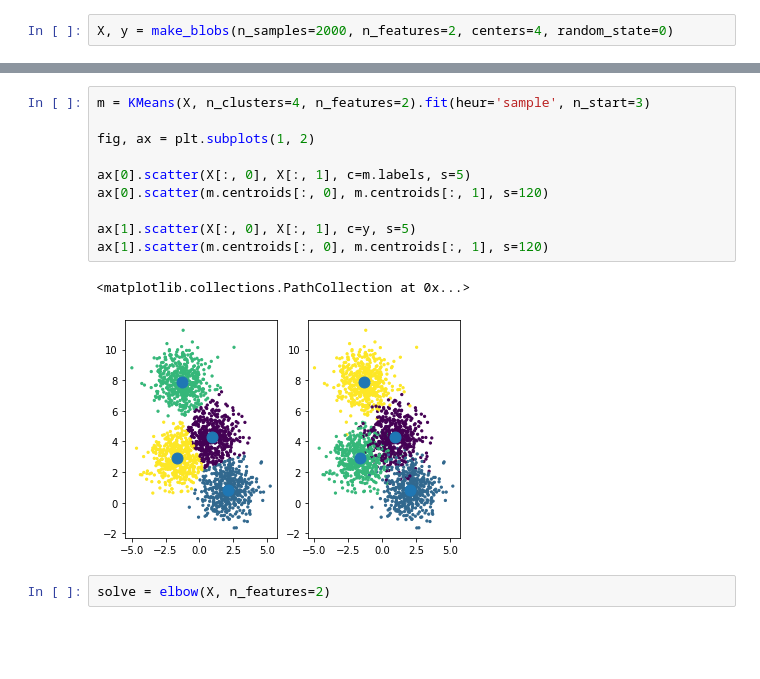
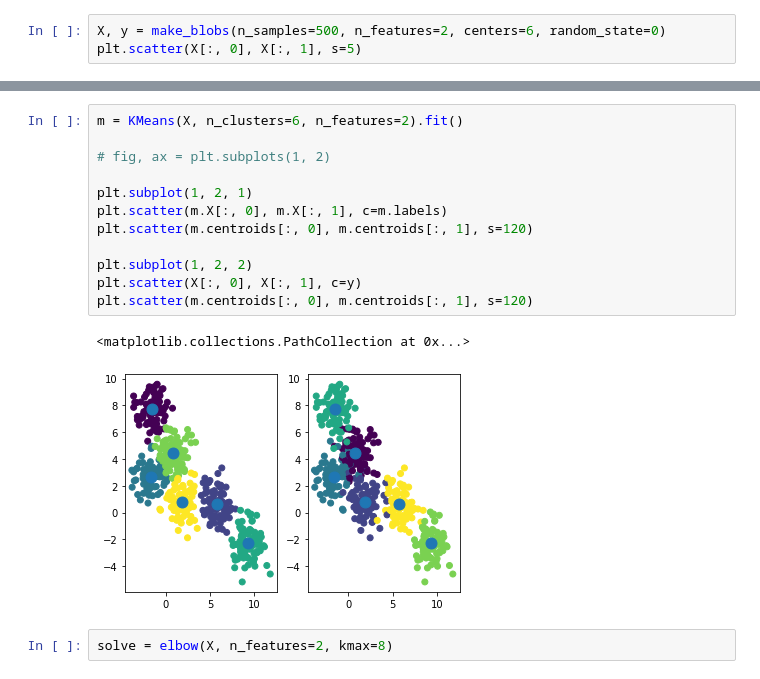
Before and after one commit to voorhs/Machine-Learning-Algorithms, a Jupyter notebook: Clusterization-algorithm/clust.ipynb, the cells around one changed output, grey strips where cells are left out. Cells and saved outputs as stored; diff of their text form; blank space fills up the shorter version.

```diff
--- a/Clusterization-algorithm/clust.ipynb
+++ b/Clusterization-algorithm/clust.ipynb
@@ -8,2 +10,3 @@ from clust import elbow
 # %%
-X, y = make_blobs(n_samples=2000, n_features=2, centers=4, random_state=0)
+X, y = make_blobs(n_samples=500, n_features=2, centers=6, random_state=0)
+plt.scatter(X[:, 0], X[:, 1], s=5)
@@ -10,18 +16,20 @@ X, y = make_blobs(n_samples=2000, n_features=2, centers=4, random_state=0)
 # %%
-m = KMeans(X, n_clusters=4, n_features=2).fit(heur='sample', n_start=3)
+m = KMeans(X, n_clusters=6, n_features=2).fit()
 
-fig, ax = plt.subplots(1, 2)
+# fig, ax = plt.subplots(1, 2)
 
-ax[0].scatter(X[:, 0], X[:, 1], c=m.labels, s=5)
-ax[0].scatter(m.centroids[:, 0], m.centroids[:, 1], s=120)
+plt.subplot(1, 2, 1)
+plt.scatter(m.X[:, 0], m.X[:, 1], c=m.labels)
+plt.scatter(m.centroids[:, 0], m.centroids[:, 1], s=120)
 
-ax[1].scatter(X[:, 0], X[:, 1], c=y, s=5)
-ax[1].scatter(m.centroids[:, 0], m.centroids[:, 1], s=120)
+plt.subplot(1, 2, 2)
+plt.scatter(X[:, 0], X[:, 1], c=y)
+plt.scatter(m.centroids[:, 0], m.centroids[:, 1], s=120)
 # %% [output]
 <matplotlib.collections.PathCollection at 0x...>
-[figure, old version]
+[figure, new version]
 # %%
-solve = elbow(X, n_features=2)
+solve = elbow(X, n_features=2, kmax=8)
 # %%
 plt.plot(solve.variances_for_k)
 solve.choose_k()
```
Also changed, not shown: parts of 3 cells of this notebook, 3 other files.
